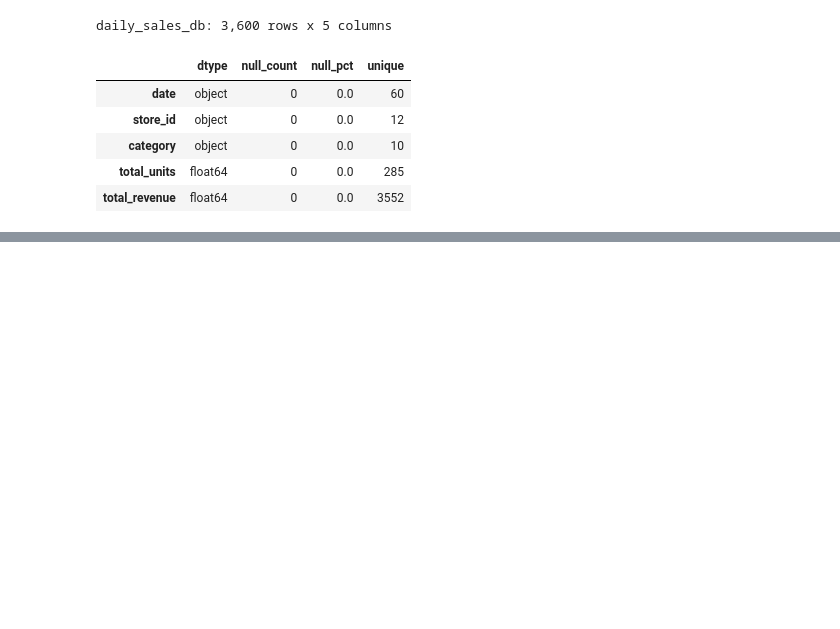
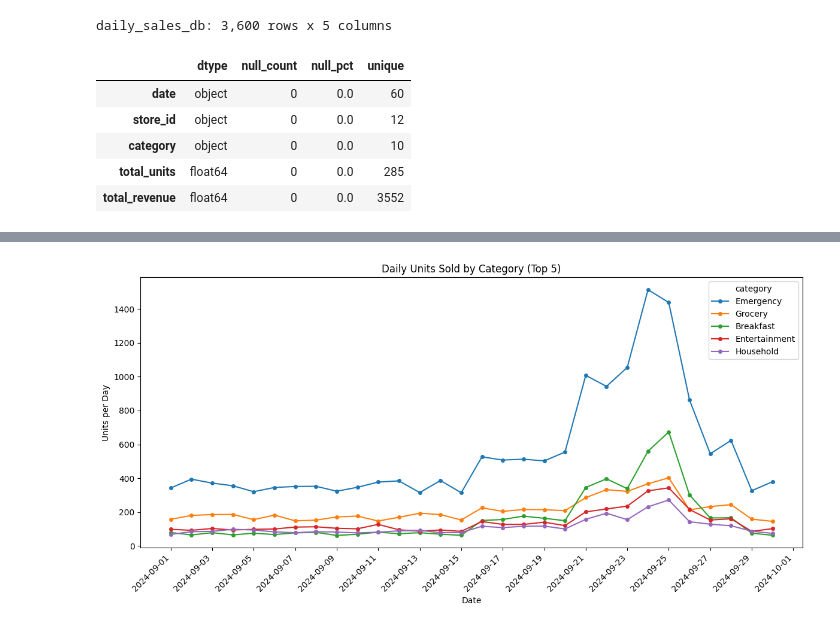
Before and after one commit to Fespinoza1477/walmart-hurricane-project, a Jupyter notebook: Notebooks/Team_Notebook.ipynb, the cells around one changed output, grey strips where cells are left out. Drawn from its saved outputs; the diff is of its cells as text; code cells hidden in the pictures; blank space fills up the shorter version.

```diff
--- a/Notebooks/Team_Notebook.ipynb
+++ b/Notebooks/Team_Notebook.ipynb
@@ -326,0 +340,21 @@ trans['date'] = pd.to_datetime(trans['date'])
+# %%
+# Visualization of Top 5 Categories Sales over Time
+daily = (trans.groupby(["date", "category"])["quantity"].sum()
+              .unstack("category").fillna(0))
+
+top5 = daily.sum().nlargest(5).index
+
+fig, ax = plt.subplots(figsize=(12, 6))
+daily[top5].plot(ax=ax, x_compat=True, marker="o", markersize=4)
+
+ax.xaxis.set_major_locator(mdates.DayLocator(interval=2))
+ax.xaxis.set_major_formatter(mdates.DateFormatter("%Y-%m-%d"))
+plt.xticks(rotation=45, ha="right")
+
+ax.set_title("Daily Units Sold by Category (Top 5)")
+ax.set_xlabel("Date")
+ax.set_ylabel("Units per Day")
+plt.tight_layout()
+plt.show()
+# %% [output]
+[figure, added]
```
Also changed, not shown: parts of 9 cells of this notebook.
